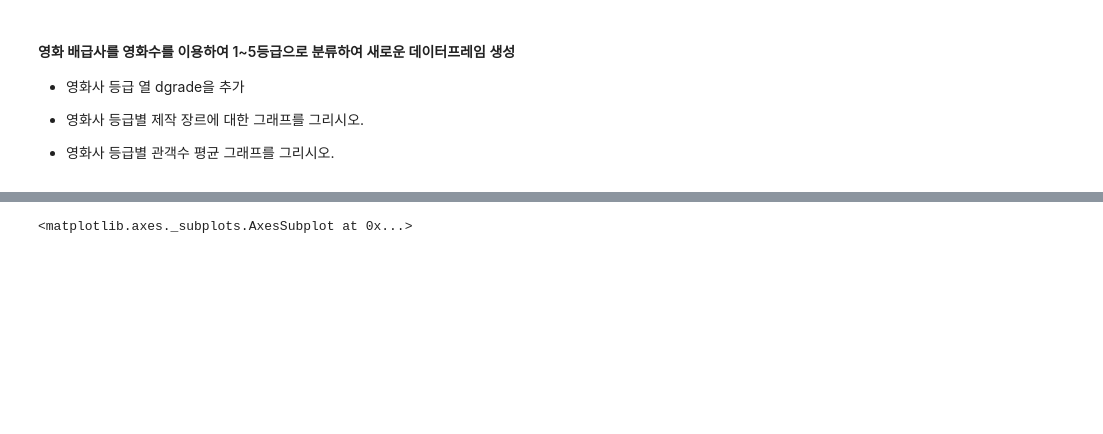
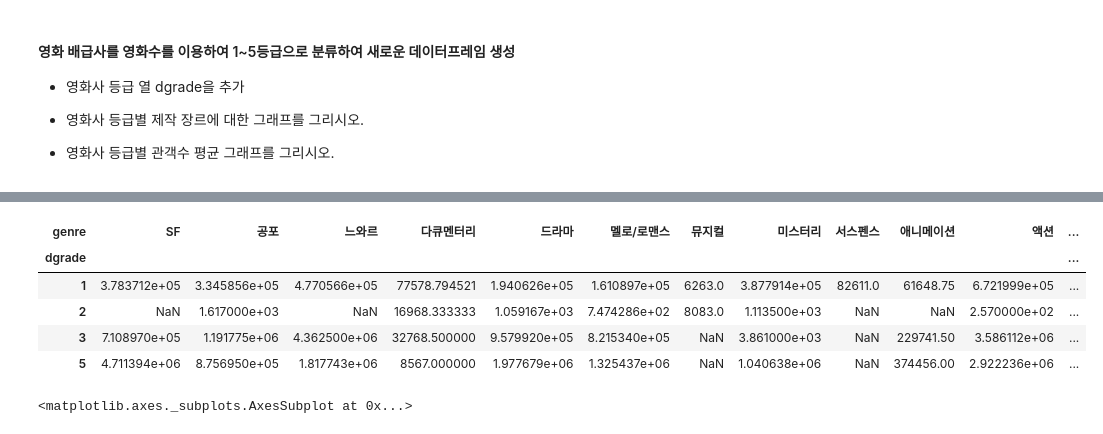
Before and after one commit to cybermin/pythonbasic, a Jupyter notebook: work/10/영화데이터분석.ipynb, the cells around one changed output, grey strips where cells are left out. Cells and saved outputs as stored; diff of their text form; code cells hidden in the pictures; blank space fills up the shorter version.

```diff
--- a/work/10/영화데이터분석.ipynb
+++ b/work/10/영화데이터분석.ipynb
@@ -84,3 +411,14 @@ dfg.plot(kind='bar')
+# %%
+dfg = df.groupby(['dgrade','genre'])['box_off_num'].mean()
+dfg = dfg.unstack()
+dfg
+# %% [output]
+| genre | SF | 공포 | 느와르 | 다큐멘터리 | 드라마 | 멜로/로맨스 | 뮤지컬 | 미스터리 | 서스펜스 | 애니메이션 | 액션 | ... |
+| dgrade |  |  |  |  |  |  |  |  |  |  |  | ... |
+| 1 | 3.783712e+05 | 3.345856e+05 | 4.770566e+05 | 77578.794521 | 1.940626e+05 | 1.610897e+05 | 6263.0 | 3.877914e+05 | 82611.0 | 61648.75 | 6.721999e+05 | ... |
+| 2 | NaN | 1.617000e+03 | NaN | 16968.333333 | 1.059167e+03 | 7.474286e+02 | 8083.0 | 1.113500e+03 | NaN | NaN | 2.570000e+02 | ... |
+| 3 | 7.108970e+05 | 1.191775e+06 | 4.362500e+06 | 32768.500000 | 9.579920e+05 | 8.215340e+05 | NaN | 3.861000e+03 | NaN | 229741.50 | 3.586112e+06 | ... |
+| 5 | 4.711394e+06 | 8.756950e+05 | 1.817743e+06 | 8567.000000 | 1.977679e+06 | 1.325437e+06 | NaN | 1.040638e+06 | NaN | 374456.00 | 2.922236e+06 | ... |
 # %%
 plt.figure(figsize=(12,7))
 plt.style.use('ggplot')
```
Also changed, not shown: parts of 37 cells of this notebook.
